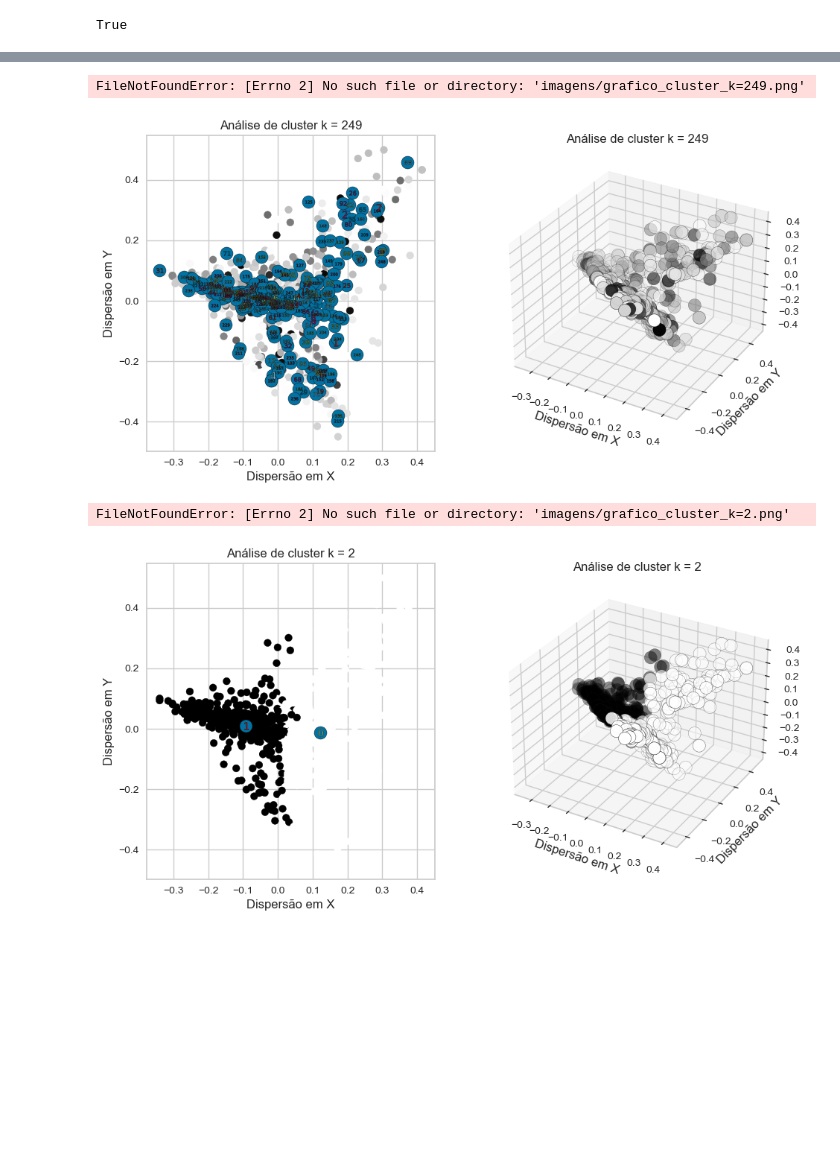
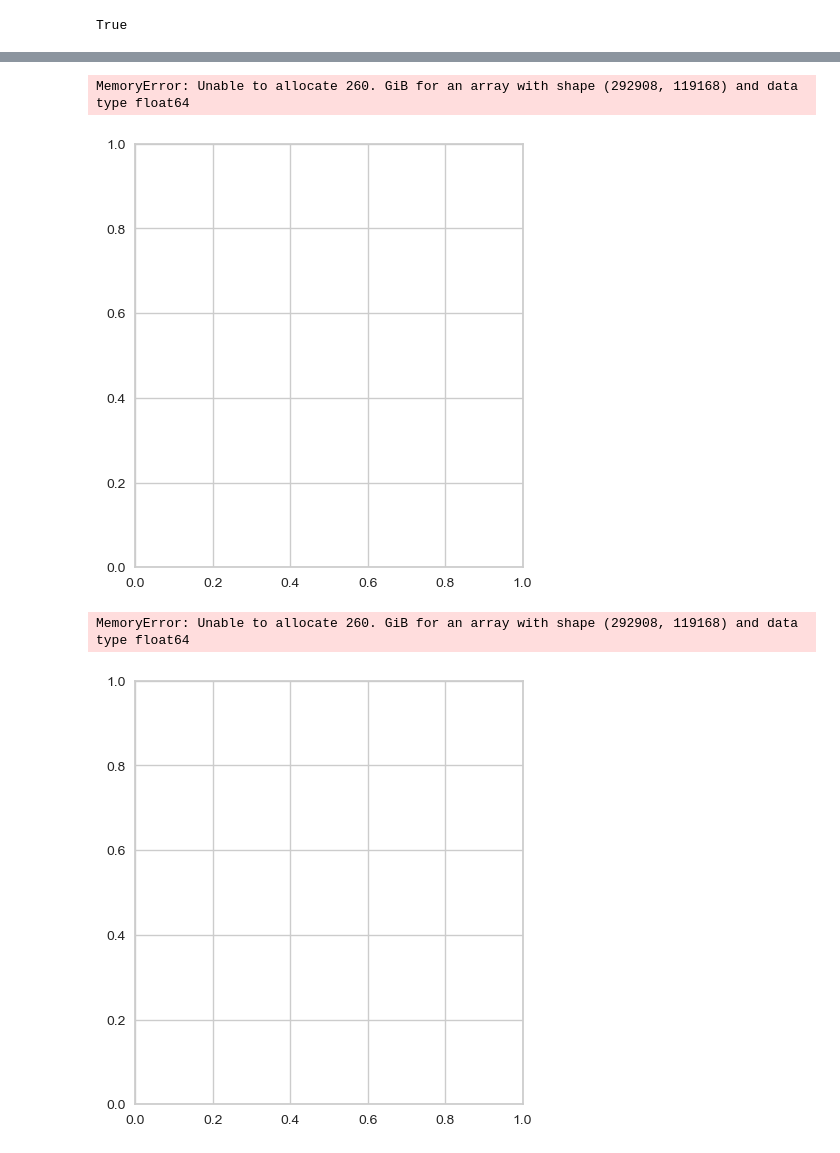
Before and after one commit to caiosousareis/NUS, a Jupyter notebook: Teste Clusterização.ipynb, the cells around one changed output, grey strips where cells are left out. Drawn from its saved outputs; the diff is of its cells as text; code cells hidden in the pictures; blank space fills up the shorter version.

```diff
--- a/Teste Clusterização.ipynb
+++ b/Teste Clusterização.ipynb
@@ -27,8 +27,8 @@ Importado1
 [nltk_data]   Package stopwords is already up-to-date!
 True
 # %%
-caminho_arquivo_1= 'text.txt'
-df= pd.read_csv(caminho_arquivo_1,sep="," )
+caminho_arquivo_1= 'cod_material_servico.txt'
+df= pd.read_csv(caminho_arquivo_1,sep=";" )
 
-df.head()
+df.head(10)
 # %% [output]
@@ -41,9 +41,9 @@ df.head()
 # %%
-df["dsc_item"] = df["dsc_item"].apply(lambda x: x.lower()) #converte todas as letras para minúsculo
-df["dsc_item"] = df["dsc_item"].apply(lambda x: re.sub('|,|\.|/|$|\(|\)|-|\+|:|•', '', x)) #remove números e caracteres especiais
-df["dsc_item"] = df["dsc_item"].apply(lambda x: unidecode(x)) #remove acentos
+df["desc"] = df["desc"].apply(lambda x: x.lower()) #converte todas as letras para minúsculo
+df["desc"] = df["desc"].apply(lambda x: re.sub('|,|\.|/|$|\(|\)|-|\+|:|•', '', x)) #remove números e caracteres especiais
+df["desc"] = df["desc"].apply(lambda x: unidecode(x)) #remove acentos
 
 stemmer = nltk.stem.RSLPStemmer() #converte as palavras para seu radical
-df["dsc_item"] = df["dsc_item"].apply(lambda x: stemmer.stem(x))
+df["desc"] = df["desc"].apply(lambda x: stemmer.stem(x))
 df.head()
 # %% [output]
@@ -64,14 +64,14 @@ df.head()
 
 # tirando a questao de stopwords
 vec = TfidfVectorizer()
-vec.fit(df.dsc_item.values)
-features = vec.transform(df.dsc_item.values)
+vec.fit(df.desc.values)
+features = vec.transform(df.desc.values)
 # %%
 wcss = []
-for cluster in range(2,100):
+for cluster in range(2,250):
     cls = MiniBatchKMeans(n_clusters=cluster, random_state=42)
     cls.fit(features)
-    silhouette_avg = v_measure_score(df.dsc_item.values, cls.labels_)
+    silhouette_avg = v_measure_score(df.desc.values, cls.labels_)
     print("For n_clusters =", cluster,"The average silhouette_score is :", silhouette_avg)
     wcss.append(cls.inertia_)
 # %% [output]
@@ -150,10 +166,10 @@ reduced_cluster_centers = pca.transform(cls.cluster_centers_)
 plt.savefig("imagens/grafico_cluster_k=%d" % cluster)
 plt.show()
 # %% [output]
-FileNotFoundError: [Errno 2] No such file or directory: 'imagens/grafico_cluster_k=249.png'
+MemoryError: Unable to allocate 260. GiB for an array with shape (292908, 119168) and data type float64
-[figure, old version]
+[figure, new version]
 # %%
-for cluster in range(2, 7):
+for cluster in range(2, 250):
     cls = MiniBatchKMeans(n_clusters=cluster, random_state=42)  # Você pode alterar o valor de random_state
 
     cls.fit(features)
@@ -166,35 +182,35 @@ for cluster in range(2, 7):
     reduced_features = pca.fit_transform(features.toarray())
     reduced_cluster_centers = pca.transform(cls.cluster_centers_)
 
     ax.scatter(reduced_features[:, 0], reduced_features[:, 1], c=cls.predict(features))
     ax.scatter(reduced_cluster_centers[:, 0], reduced_cluster_centers[:, 1], marker='o', s=150, edgecolor='k')
 
     for i, c in enumerate(reduced_cluster_centers):
         ax.scatter(c[0], c[1], marker='$%d$' % i, alpha=1, s=50, edgecolor='k')
 
     plt.title("Análise de cluster k = %d" % cluster)
     plt.xlabel('Dispersão em X')
     plt.ylabel('Dispersão em Y')
 
     # Visualização 3D
     ax = fig.add_subplot(1, 2, 2, projection="3d")
 
     pca = PCA(n_components=3, random_state=0)
     reduced_features = pca.fit_transform(features.toarray())
     reduced_cluster_centers = pca.transform(cls.cluster_centers_)
 
     ax.scatter3D(reduced_features[:, 0], reduced_features[:, 1], reduced_features[:, 2], marker='o', s=150, edgecolor='k', c=cls.predict(features))
 
     plt.title("Análise de cluster k = %d" % cluster)
     plt.xlabel('Dispersão em X')
     plt.ylabel('Dispersão em Y')
 
     # Salva o arquivo de imagem 3D
     plt.savefig("imagens/grafico_cluster_k=%d" % cluster)
     plt.show()
 # %% [output]
-FileNotFoundError: [Errno 2] No such file or directory: 'imagens/grafico_cluster_k=2.png'
+MemoryError: Unable to allocate 260. GiB for an array with shape (292908, 119168) and data type float64
-[figure, old version]
+[figure, new version]
 # %%
 # Defina qual cluster você deseja imprimir
 cluster_to_print = 140  # Substitua pelo número do cluster desejado
```
Also changed, not shown: parts of 6 cells of this notebook, 1 other file.
